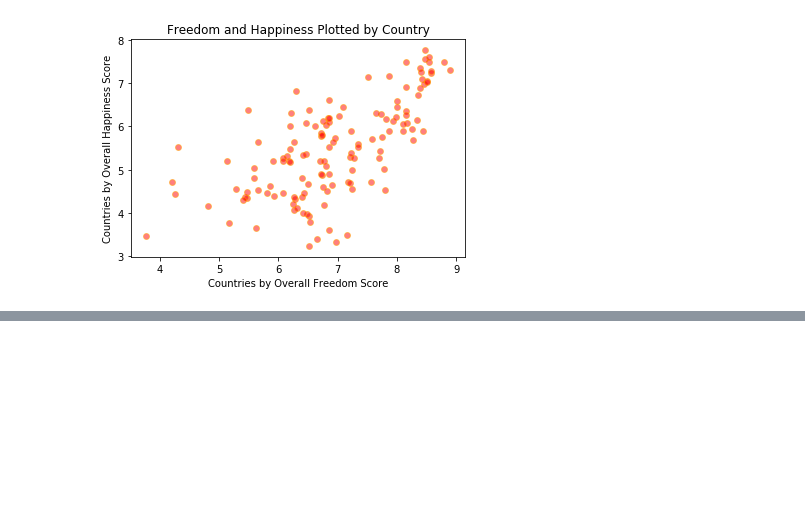
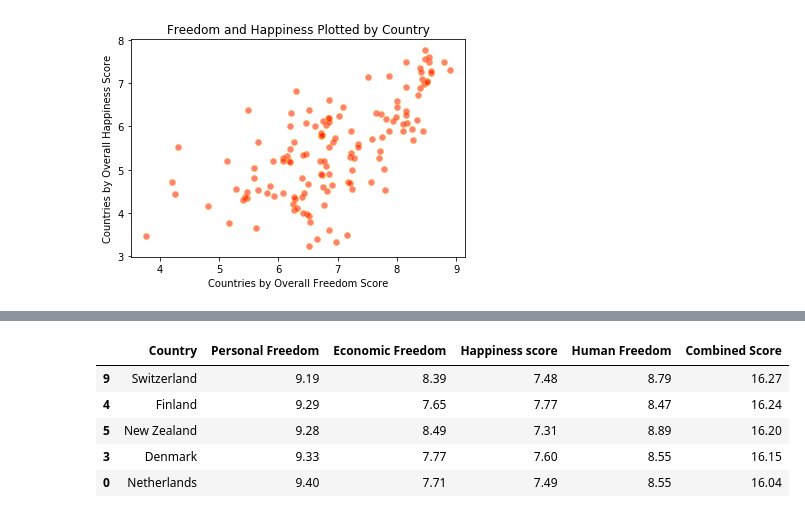
Before and after one commit to Faedra/Freedom-and-Happiness, a Jupyter notebook: thefunstuff/shannon_working_notebook.ipynb, the cells around one changed output, grey strips where cells are left out. Saved outputs shown, nothing was run; the diff lists cells and outputs as text; code cells hidden in the pictures; blank space fills up the shorter version.

```diff
--- a/thefunstuff/shannon_working_notebook.ipynb
+++ b/thefunstuff/shannon_working_notebook.ipynb
@@ -101,0 +114,11 @@ plt.show()
+# %%
+# Sort dataframe by Combined Score:
+Sorted_Countries = freedom_and_happiness.sort_values(["Combined Score"], ascending=False)
+Sorted_Countries.head()
+# %% [output]
+|  | Country | Personal Freedom | Economic Freedom | Happiness score | Human Freedom | Combined Score |
+| 9 | Switzerland | 9.19 | 8.39 | 7.48 | 8.79 | 16.27 |
+| 4 | Finland | 9.29 | 7.65 | 7.77 | 8.47 | 16.24 |
+| 5 | New Zealand | 9.28 | 8.49 | 7.31 | 8.89 | 16.20 |
+| 3 | Denmark | 9.33 | 7.77 | 7.60 | 8.55 | 16.15 |
+| 0 | Netherlands | 9.40 | 7.71 | 7.49 | 8.55 | 16.04 |
```
Also changed, not shown: parts of 4 cells of this notebook.
